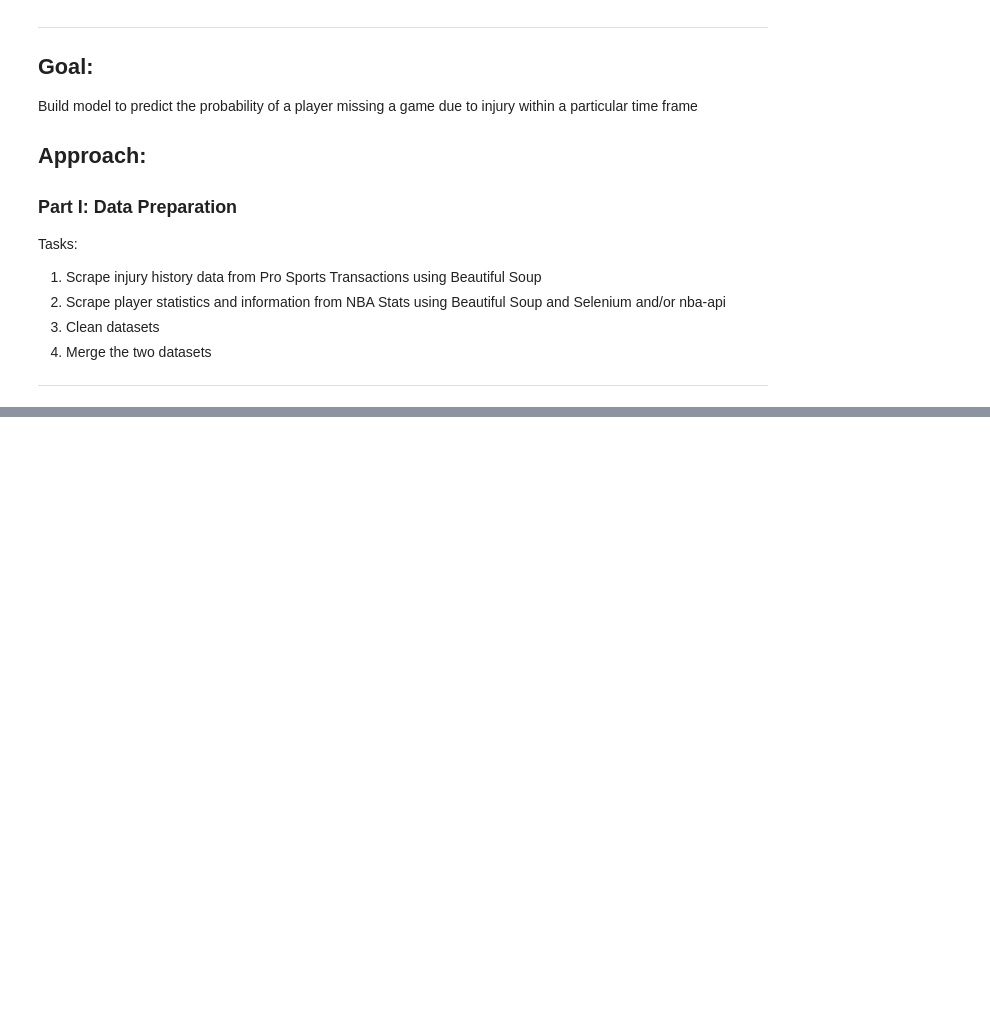
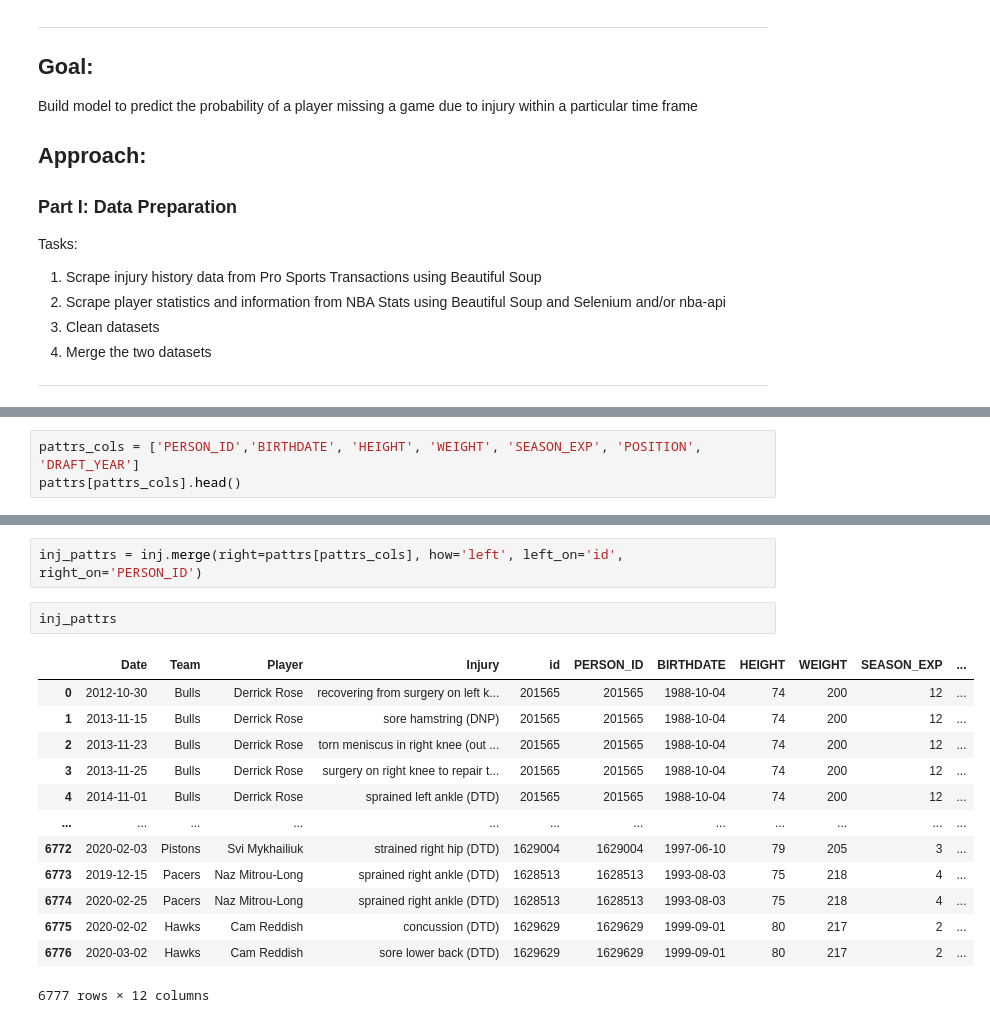
Before and after one commit to joongsim/nba-injuries, a Jupyter notebook: injury_prediction.ipynb, the cells around one changed output, grey strips where cells are left out. Saved outputs shown, nothing was run; the diff lists cells and outputs as text; blank space fills up the shorter version.

```diff
--- a/injury_prediction.ipynb
+++ b/injury_prediction.ipynb
@@ -439,0 +45,3 @@ TypeError: an integer is required (got type NavigableString)
+# %%
+pattrs_cols = ['PERSON_ID','BIRTHDATE', 'HEIGHT', 'WEIGHT', 'SEASON_EXP', 'POSITION', 'DRAFT_YEAR']
+pattrs[pattrs_cols].head()
@@ -439,0 +99,18 @@ TypeError: an integer is required (got type NavigableString)
+# %%
+inj_pattrs = inj.merge(right=pattrs[pattrs_cols], how='left', left_on='id', right_on='PERSON_ID')
+# %%
+inj_pattrs
+# %% [output]
+|  | Date | Team | Player | Injury | id | PERSON_ID | BIRTHDATE | HEIGHT | WEIGHT | SEASON_EXP | ... |
+| 0 | 2012-10-30 | Bulls | Derrick Rose | recovering from surgery on left k... | 201565 | 201565 | 1988-10-04 | 74 | 200 | 12 | ... |
+| 1 | 2013-11-15 | Bulls | Derrick Rose | sore hamstring (DNP) | 201565 | 201565 | 1988-10-04 | 74 | 200 | 12 | ... |
+| 2 | 2013-11-23 | Bulls | Derrick Rose | torn meniscus in right knee (out ... | 201565 | 201565 | 1988-10-04 | 74 | 200 | 12 | ... |
+| 3 | 2013-11-25 | Bulls | Derrick Rose | surgery on right knee to repair t... | 201565 | 201565 | 1988-10-04 | 74 | 200 | 12 | ... |
+| 4 | 2014-11-01 | Bulls | Derrick Rose | sprained left ankle (DTD) | 201565 | 201565 | 1988-10-04 | 74 | 200 | 12 | ... |
+| ... | ... | ... | ... | ... | ... | ... | ... | ... | ... | ... | ... |
+| 6772 | 2020-02-03 | Pistons | Svi Mykhailiuk | strained right hip (DTD) | 1629004 | 1629004 | 1997-06-10 | 79 | 205 | 3 | ... |
+| 6773 | 2019-12-15 | Pacers | Naz Mitrou-Long | sprained right ankle (DTD) | 1628513 | 1628513 | 1993-08-03 | 75 | 218 | 4 | ... |
+| 6774 | 2020-02-25 | Pacers | Naz Mitrou-Long | sprained right ankle (DTD) | 1628513 | 1628513 | 1993-08-03 | 75 | 218 | 4 | ... |
+| 6775 | 2020-02-02 | Hawks | Cam Reddish | concussion (DTD) | 1629629 | 1629629 | 1999-09-01 | 80 | 217 | 2 | ... |
+| 6776 | 2020-03-02 | Hawks | Cam Reddish | sore lower back (DTD) | 1629629 | 1629629 | 1999-09-01 | 80 | 217 | 2 | ... |
+6777 rows × 12 columns
```
Also changed, not shown: parts of 66 cells of this notebook, 7 other files.
